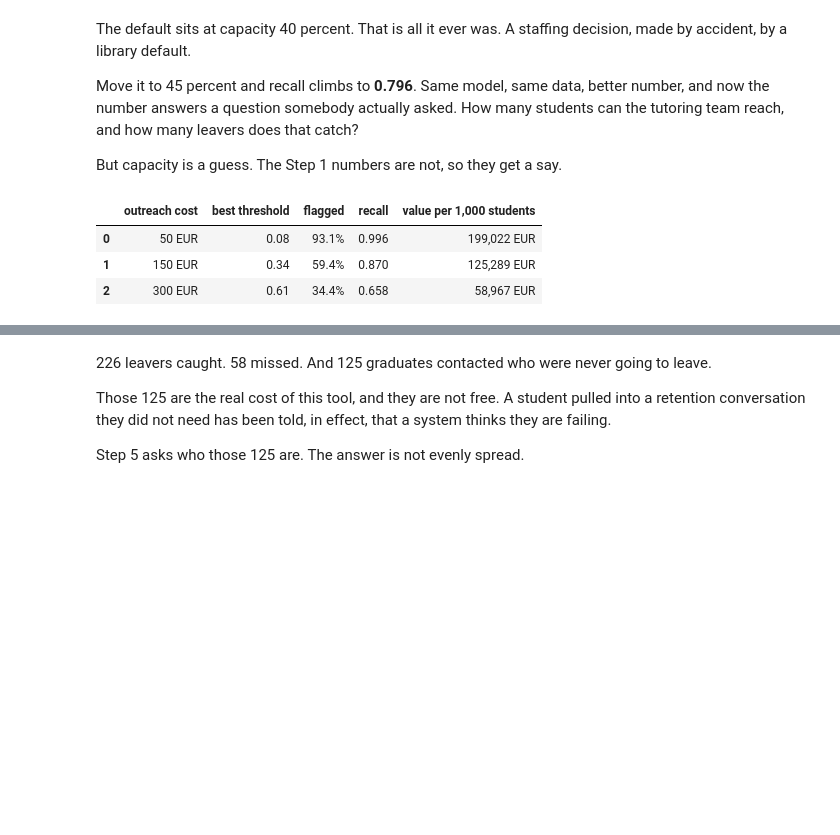
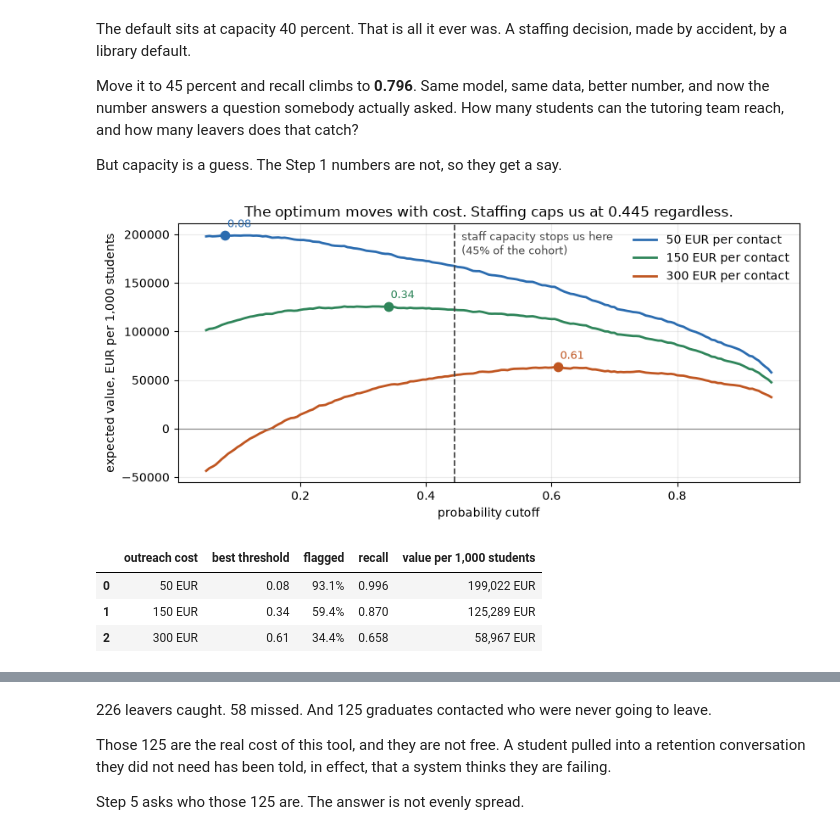
Before and after one commit to jeryldev/pgdaiml-capstone, a Jupyter notebook: notebooks/04_modeling.ipynb, the cells around one changed output, grey strips where cells are left out. Saved outputs shown, nothing was run; the diff lists cells and outputs as text; code cells hidden in the pictures; blank space fills up the shorter version.

```diff
--- a/notebooks/04_modeling.ipynb
+++ b/notebooks/04_modeling.ipynb
@@ -255,25 +291,52 @@ But capacity is a guess. The Step 1 numbers are not, so they get a say.
 # %%
 VALUE, UPLIFT = 2100, 0.30   # euros kept per retained student, share of outreach that works
 
 def expected_value(threshold, probs, truth, cost):
     flagged = probs >= threshold
     caught = (flagged & (truth == 1)).sum()
     return (caught * VALUE * UPLIFT - flagged.sum() * cost) / len(truth) * 1000
 
 grid = np.linspace(0.05, 0.95, 181)
 rows = []
 for cost in [50, 150, 300]:
     # The best cutoff is found on the out-of-fold TRAIN scores, then applied to test.
     best = max(grid, key=lambda t: expected_value(t, oof, ytr.values, cost))
     rows.append({
         "outreach cost": f"{cost} EUR",
         "best threshold": round(best, 2),
         "flagged": f"{(proba >= best).mean():.1%}",
         "recall": round(recall_score(yte, (proba >= best).astype(int)), 3),
         "value per 1,000 students": f"{expected_value(best, proba, yte.values, cost):,.0f} EUR",
     })
+
+# The chart is the argument. Each curve peaks well to the LEFT of where staff capacity
+# lets us operate, which is the whole tension in this project, and a table hides it.
+thr45 = capacity["capacity 45%"]
+fig, ax = plt.subplots(figsize=(8.5, 4))
+for cost, color in zip([50, 150, 300], ["#2b6cb0", "#2f855a", "#c05621"]):
+    ev = [expected_value(t, oof, ytr.values, cost) for t in grid]
+    ax.plot(grid, ev, lw=2, color=color, label=f"{cost} EUR per contact")
+    peak = grid[int(np.argmax(ev))]
+    ax.scatter([peak], [max(ev)], s=55, color=color, zorder=5)
+    ax.annotate(f"{peak:.2f}", (peak, max(ev)), textcoords="offset points",
+                xytext=(2, 7), fontsize=9, color=color)
+
+ax.axvline(thr45, ls="--", color="#444", lw=1.3)
+ax.annotate("staff capacity stops us here\n(45% of the cohort)", (thr45, ax.get_ylim()[1]),
+            textcoords="offset points", xytext=(6, -26), fontsize=9, color="#444")
+ax.axhline(0, color="grey", lw=0.8)
+ax.set_xlabel("probability cutoff")
+ax.set_ylabel("expected value, EUR per 1,000 students")
+ax.set_title("The optimum moves with cost. Staffing caps us at 0.445 regardless.")
+ax.legend(frameon=False)
+ax.grid(alpha=0.25)
+fig.tight_layout()
+fig.savefig(ROOT / "reports" / "figures" / "expected_value.png", dpi=110)
+plt.show()
+
 pd.DataFrame(rows)
 # %% [output]
+[figure, added]
 |  | outreach cost | best threshold | flagged | recall | value per 1,000 students |
 | 0 | 50 EUR | 0.08 | 93.1% | 0.996 | 199,022 EUR |
 | 1 | 150 EUR | 0.34 | 59.4% | 0.870 | 125,289 EUR |
```
Also changed, not shown: parts of 7 cells of this notebook, 10 other files.
